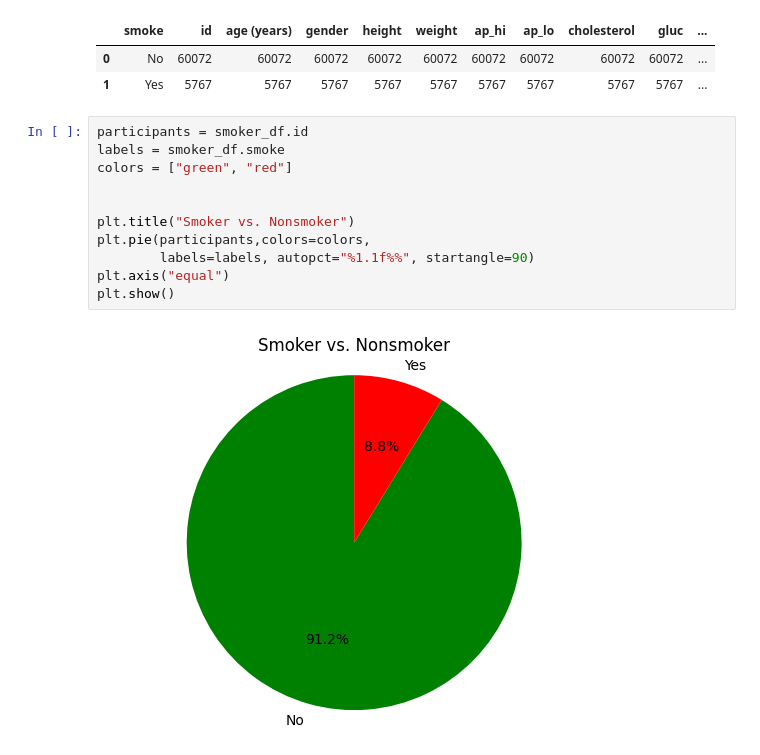
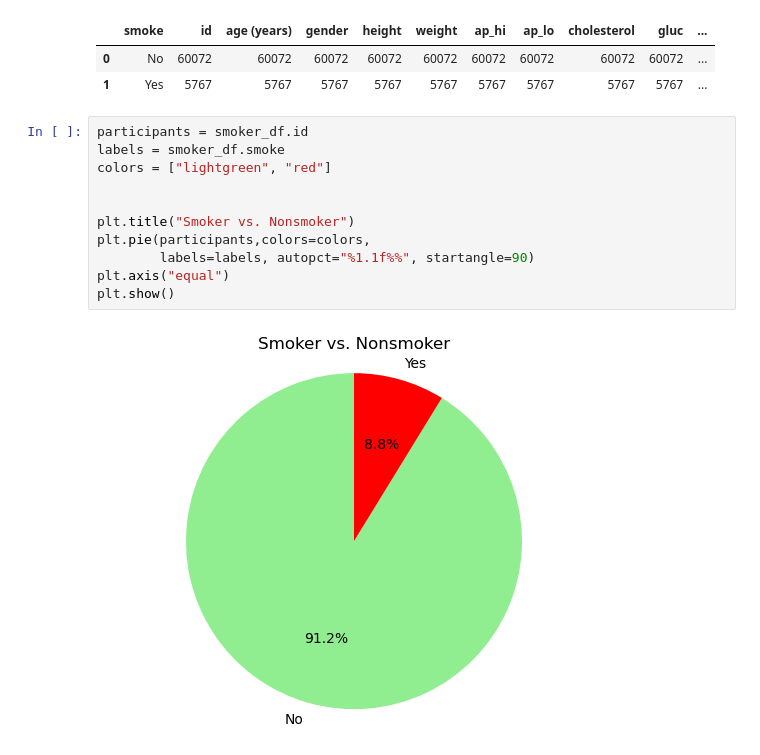
Before and after one commit to JGILINGER7/heart_disease_risk, a Jupyter notebook: Jacob/visualizations.ipynb, the cells around one changed output. Saved outputs shown, nothing was run; the diff lists cells and outputs as text.

Commit message:
Adding Visualizations

```diff
--- a/Jacob/visualizations.ipynb
+++ b/Jacob/visualizations.ipynb
@@ -122,13 +123,13 @@ smoker_df.head()
 # %%
 participants = smoker_df.id
 labels = smoker_df.smoke
-colors = ["green", "red"]
+colors = ["lightgreen", "red"]
 
 
 plt.title("Smoker vs. Nonsmoker")
 plt.pie(participants,colors=colors,
         labels=labels, autopct="%1.1f%%", startangle=90)
 plt.axis("equal")
 plt.show()
 # %% [output]
-[figure, old version]
+[figure, new version]
```
Also changed, not shown: parts of 5 cells of this notebook.
